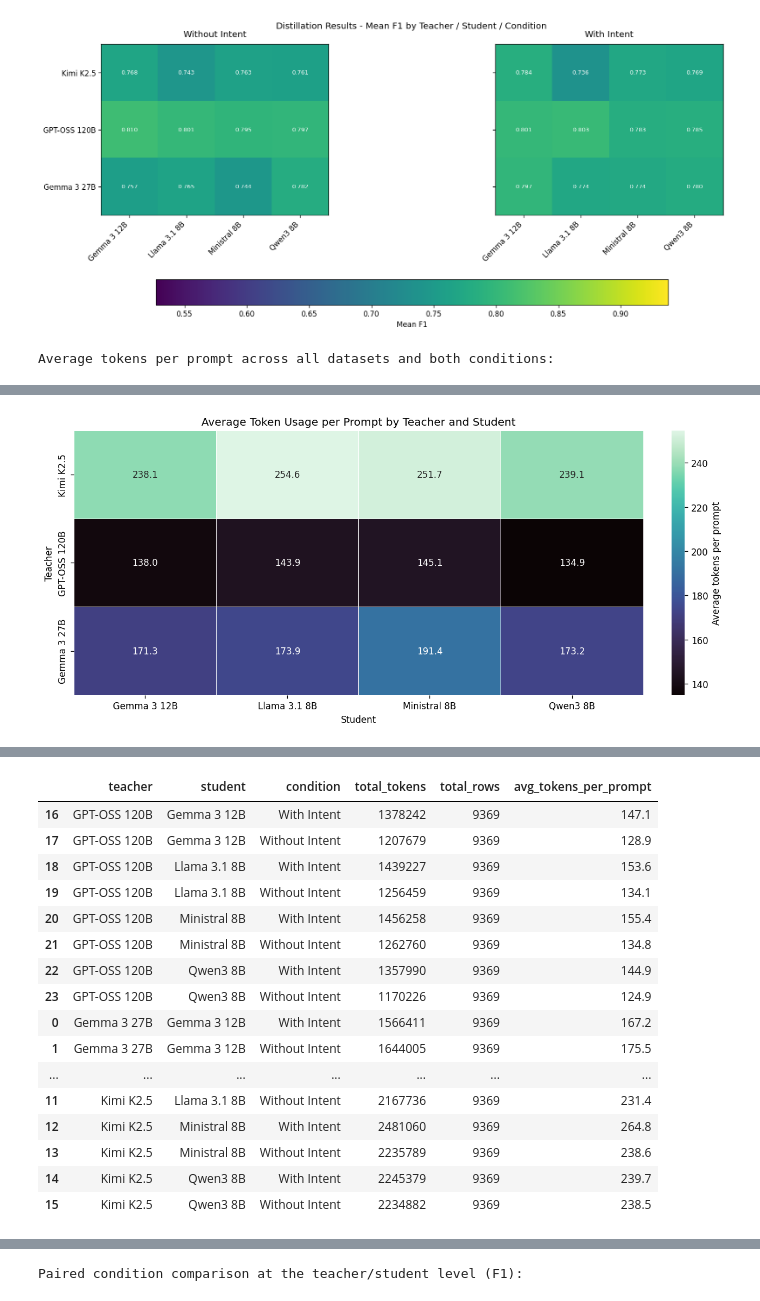
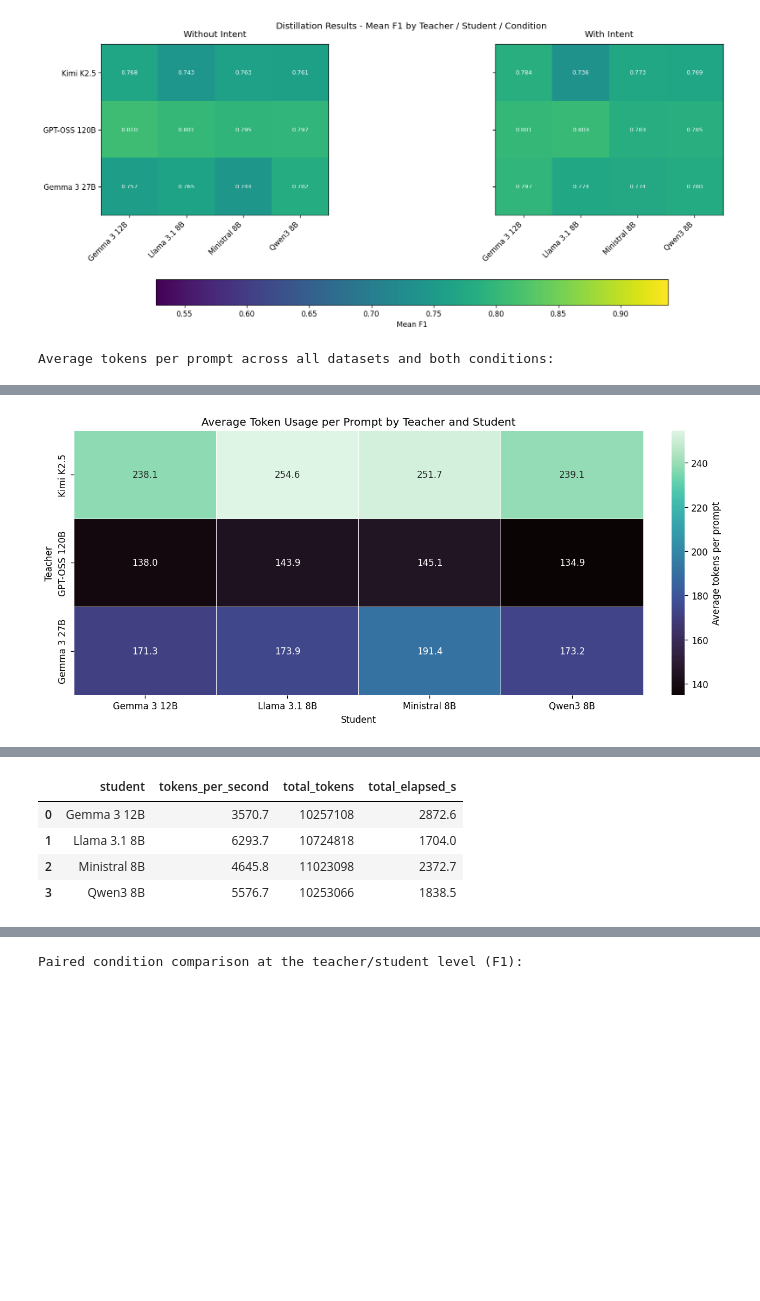
Before and after one commit to Jazhyc/aims-safety-classification, a Jupyter notebook: notebooks/distillation/distillation_results.ipynb, the cells around one changed output, grey strips where cells are left out. Drawn from its saved outputs; the diff is of its cells as text; code cells hidden in the pictures; blank space fills up the shorter version.

Commit message:
Updated distillation results with tokens and toks / s

```diff
--- a/notebooks/distillation/distillation_results.ipynb
+++ b/notebooks/distillation/distillation_results.ipynb
@@ -505,11 +505,17 @@ teacher_student_tokens = (
     .agg(
         total_tokens=("total_tokens", "sum"),
         total_prompts=("total_rows", "sum"),
+        total_elapsed_s=("total_elapsed_s", "sum"),
     )
 )
 teacher_student_tokens["avg_tokens_per_prompt"] = np.where(
     teacher_student_tokens["total_prompts"] > 0,
     teacher_student_tokens["total_tokens"] / teacher_student_tokens["total_prompts"],
+    np.nan,
+)
+teacher_student_tokens["avg_tokens_per_second"] = np.where(
+    teacher_student_tokens["total_elapsed_s"] > 0,
+    teacher_student_tokens["total_tokens"] / teacher_student_tokens["total_elapsed_s"],
     np.nan,
 )
 
@@ -524,7 +530,9 @@ display(
         {
             "total_tokens": "{:.0f}",
             "total_prompts": "{:.0f}",
+            "total_elapsed_s": "{:.1f}",
             "avg_tokens_per_prompt": "{:.1f}",
+            "avg_tokens_per_second": "{:.1f}",
         }
     )
 )
@@ -548,21 +556,73 @@ ax.set_xlabel("Student")
 ax.set_ylabel("Teacher")
 plt.show()
 
+# Student-only throughput summary, averaged across all teachers and both intent conditions.
+student_tps = (
+    combo_df.groupby("student", as_index=False)
+    .agg(total_tokens=("total_tokens", "sum"), total_elapsed_s=("total_elapsed_s", "sum"))
+)
+student_tps["tokens_per_second"] = np.where(
+    student_tps["total_elapsed_s"] > 0,
+    student_tps["total_tokens"] / student_tps["total_elapsed_s"],
+    np.nan,
+)
+student_tps = student_tps.assign(
+    student_rank=student_tps["student"].map({name: idx for idx, name in enumerate([STUDENTS[k] for k in STUDENT_ORDER])})
+).sort_values("student_rank").drop(columns=["student_rank"])
+
+print("\nTokens per second across students (averaged over teachers and intent conditions):")
+display(
+    student_tps[["student", "tokens_per_second", "total_tokens", "total_elapsed_s"]].style.format(
+        {
+            "tokens_per_second": "{:.1f}",
+            "total_tokens": "{:.0f}",
+            "total_elapsed_s": "{:.1f}",
+        }
+    )
+)
+
+fig, ax = plt.subplots(figsize=(8.6, 4.1), constrained_layout=True)
+colors = sns.color_palette("crest", n_colors=len(student_tps))
+sns.barplot(
+    data=student_tps,
+    x="student",
+    y="tokens_per_second",
+    hue="student",
+    palette=colors,
+    dodge=False,
+    legend=False,
+    ax=ax,
+)
+ax.set_title("Student Throughput (Tokens per Second)")
+ax.set_xlabel("Student")
+ax.set_ylabel("tokens/s")
+ax.tick_params(axis="x", rotation=25)
+for bar, value in zip(ax.patches, student_tps["tokens_per_second"]):
+    ax.text(bar.get_x() + bar.get_width() / 2, value, f"{value:.1f}", ha="center", va="bottom", fontsize=9)
+plt.show()
+
 # Optional condition breakdown for the same normalization.
-condition_tokens = combo_df[["teacher", "student", "condition", "total_tokens", "total_rows"]].copy()
+condition_tokens = combo_df[["teacher", "student", "condition", "total_tokens", "total_rows", "total_elapsed_s"]].copy()
 condition_tokens["avg_tokens_per_prompt"] = np.where(
     condition_tokens["total_rows"] > 0,
     condition_tokens["total_tokens"] / condition_tokens["total_rows"],
     np.nan,
 )
+condition_tokens["avg_tokens_per_second"] = np.where(
+    condition_tokens["total_elapsed_s"] > 0,
+    condition_tokens["total_tokens"] / condition_tokens["total_elapsed_s"],
+    np.nan,
+)
 
-print("\nCondition-level token usage (tokens/prompt):")
+print("\nCondition-level token usage (tokens/prompt and tokens/s):")
 display(
     condition_tokens.sort_values(["teacher", "student", "condition"]).style.format(
         {
             "total_tokens": "{:.0f}",
             "total_rows": "{:.0f}",
+            "total_elapsed_s": "{:.1f}",
             "avg_tokens_per_prompt": "{:.1f}",
+            "avg_tokens_per_second": "{:.1f}",
         }
     )
 )
@@ -586,17 +646,5 @@ Condition-level token usage (tokens/prompt):
-|  | teacher | student | condition | total_tokens | total_rows | avg_tokens_per_prompt |
-| 16 | GPT-OSS 120B | Gemma 3 12B | With Intent | 1378242 | 9369 | 147.1 |
-| 17 | GPT-OSS 120B | Gemma 3 12B | Without Intent | 1207679 | 9369 | 128.9 |
-| 18 | GPT-OSS 120B | Llama 3.1 8B | With Intent | 1439227 | 9369 | 153.6 |
-| 19 | GPT-OSS 120B | Llama 3.1 8B | Without Intent | 1256459 | 9369 | 134.1 |
-| 20 | GPT-OSS 120B | Ministral 8B | With Intent | 1456258 | 9369 | 155.4 |
-| 21 | GPT-OSS 120B | Ministral 8B | Without Intent | 1262760 | 9369 | 134.8 |
-| 22 | GPT-OSS 120B | Qwen3 8B | With Intent | 1357990 | 9369 | 144.9 |
-| 23 | GPT-OSS 120B | Qwen3 8B | Without Intent | 1170226 | 9369 | 124.9 |
-| 0 | Gemma 3 27B | Gemma 3 12B | With Intent | 1566411 | 9369 | 167.2 |
-| 1 | Gemma 3 27B | Gemma 3 12B | Without Intent | 1644005 | 9369 | 175.5 |
-| ... | ... | ... | ... | ... | ... | ... |
-| 11 | Kimi K2.5 | Llama 3.1 8B | Without Intent | 2167736 | 9369 | 231.4 |
-| 12 | Kimi K2.5 | Ministral 8B | With Intent | 2481060 | 9369 | 264.8 |
-| 13 | Kimi K2.5 | Ministral 8B | Without Intent | 2235789 | 9369 | 238.6 |
-| 14 | Kimi K2.5 | Qwen3 8B | With Intent | 2245379 | 9369 | 239.7 |
-| 15 | Kimi K2.5 | Qwen3 8B | Without Intent | 2234882 | 9369 | 238.5 |
+|  | student | tokens_per_second | total_tokens | total_elapsed_s |
+| 0 | Gemma 3 12B | 3570.7 | 10257108 | 2872.6 |
+| 1 | Llama 3.1 8B | 6293.7 | 10724818 | 1704.0 |
+| 2 | Ministral 8B | 4645.8 | 11023098 | 2372.7 |
+| 3 | Qwen3 8B | 5576.7 | 10253066 | 1838.5 |
```
Also changed, not shown: parts of 2 cells of this notebook.
